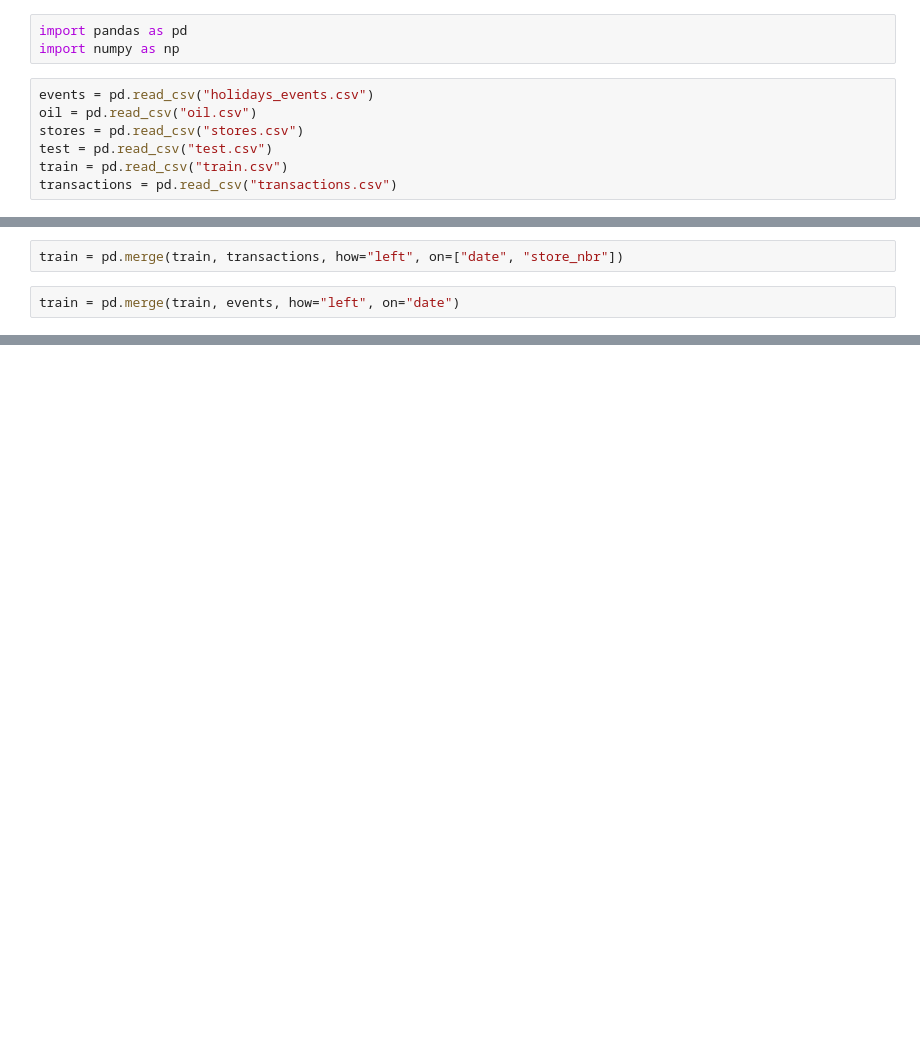
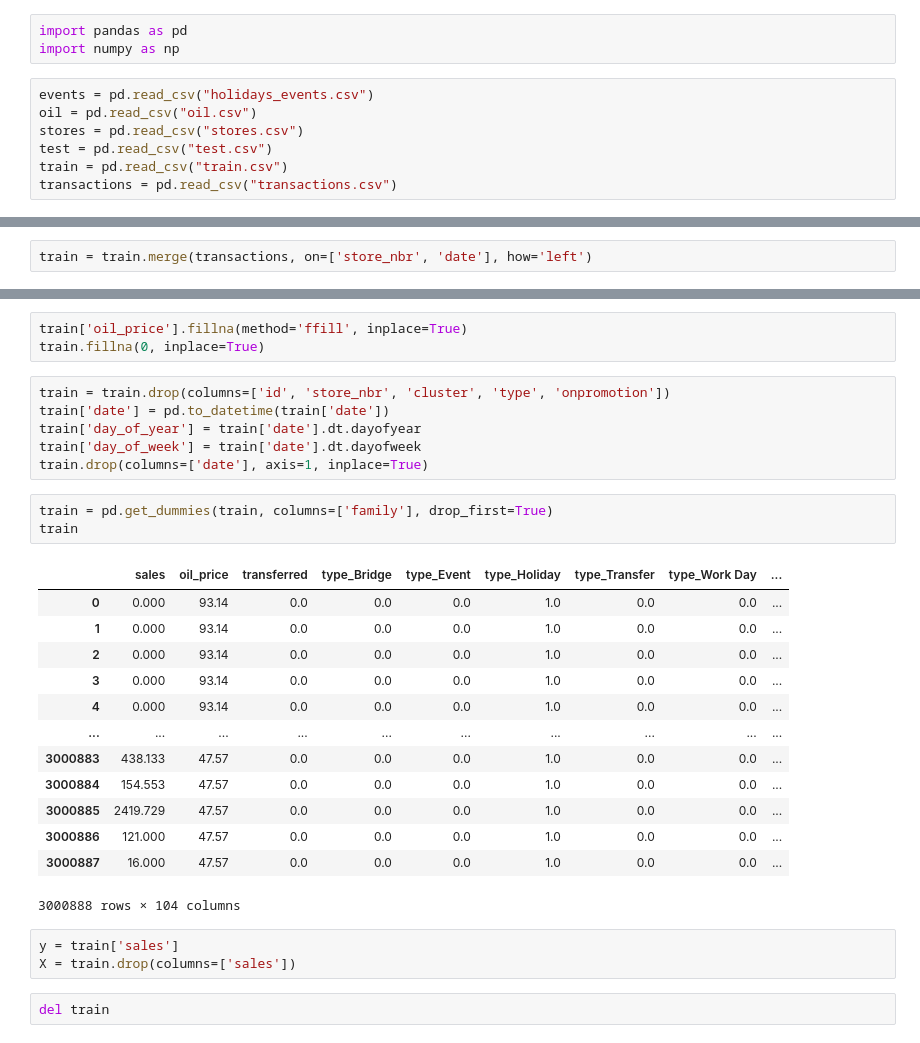
Before and after one commit to giezz/machine-learning, a Jupyter notebook: ml/lab3/lab3.ipynb, the cells around one changed output, grey strips where cells are left out. Cells and saved outputs as stored; diff of their text form; blank space fills up the shorter version.

```diff
--- a/ml/lab3/lab3.ipynb
+++ b/ml/lab3/lab3.ipynb
@@ -22,4 +28,2 @@ train = pd.merge(train, oil, how="left", on="date")
 # %%
-train = pd.merge(train, transactions, how="left", on=["date", "store_nbr"])
+train = train.merge(transactions, on=['store_nbr', 'date'], how='left')
-# %%
-train = pd.merge(train, events, how="left", on="date")
@@ -41,0 +30,31 @@ train
+# %%
+train['oil_price'].fillna(method='ffill', inplace=True)
+train.fillna(0, inplace=True)
+# %%
+train = train.drop(columns=['id', 'store_nbr', 'cluster', 'type', 'onpromotion'])
+train['date'] = pd.to_datetime(train['date'])
+train['day_of_year'] = train['date'].dt.dayofyear
+train['day_of_week'] = train['date'].dt.dayofweek
+train.drop(columns=['date'], axis=1, inplace=True)
+# %%
+train = pd.get_dummies(train, columns=['family'], drop_first=True)
+train
+# %% [output]
+|  | sales | oil_price | transferred | type_Bridge | type_Event | type_Holiday | type_Transfer | type_Work Day | ... |
+| 0 | 0.000 | 93.14 | 0.0 | 0.0 | 0.0 | 1.0 | 0.0 | 0.0 | ... |
+| 1 | 0.000 | 93.14 | 0.0 | 0.0 | 0.0 | 1.0 | 0.0 | 0.0 | ... |
+| 2 | 0.000 | 93.14 | 0.0 | 0.0 | 0.0 | 1.0 | 0.0 | 0.0 | ... |
+| 3 | 0.000 | 93.14 | 0.0 | 0.0 | 0.0 | 1.0 | 0.0 | 0.0 | ... |
+| 4 | 0.000 | 93.14 | 0.0 | 0.0 | 0.0 | 1.0 | 0.0 | 0.0 | ... |
+| ... | ... | ... | ... | ... | ... | ... | ... | ... | ... |
+| 3000883 | 438.133 | 47.57 | 0.0 | 0.0 | 0.0 | 1.0 | 0.0 | 0.0 | ... |
+| 3000884 | 154.553 | 47.57 | 0.0 | 0.0 | 0.0 | 1.0 | 0.0 | 0.0 | ... |
+| 3000885 | 2419.729 | 47.57 | 0.0 | 0.0 | 0.0 | 1.0 | 0.0 | 0.0 | ... |
+| 3000886 | 121.000 | 47.57 | 0.0 | 0.0 | 0.0 | 1.0 | 0.0 | 0.0 | ... |
+| 3000887 | 16.000 | 47.57 | 0.0 | 0.0 | 0.0 | 1.0 | 0.0 | 0.0 | ... |
+3000888 rows × 104 columns
+# %%
+y = train['sales']
+X = train.drop(columns=['sales'])
+# %%
+del train
```
Also changed, not shown: parts of 21 cells of this notebook.
